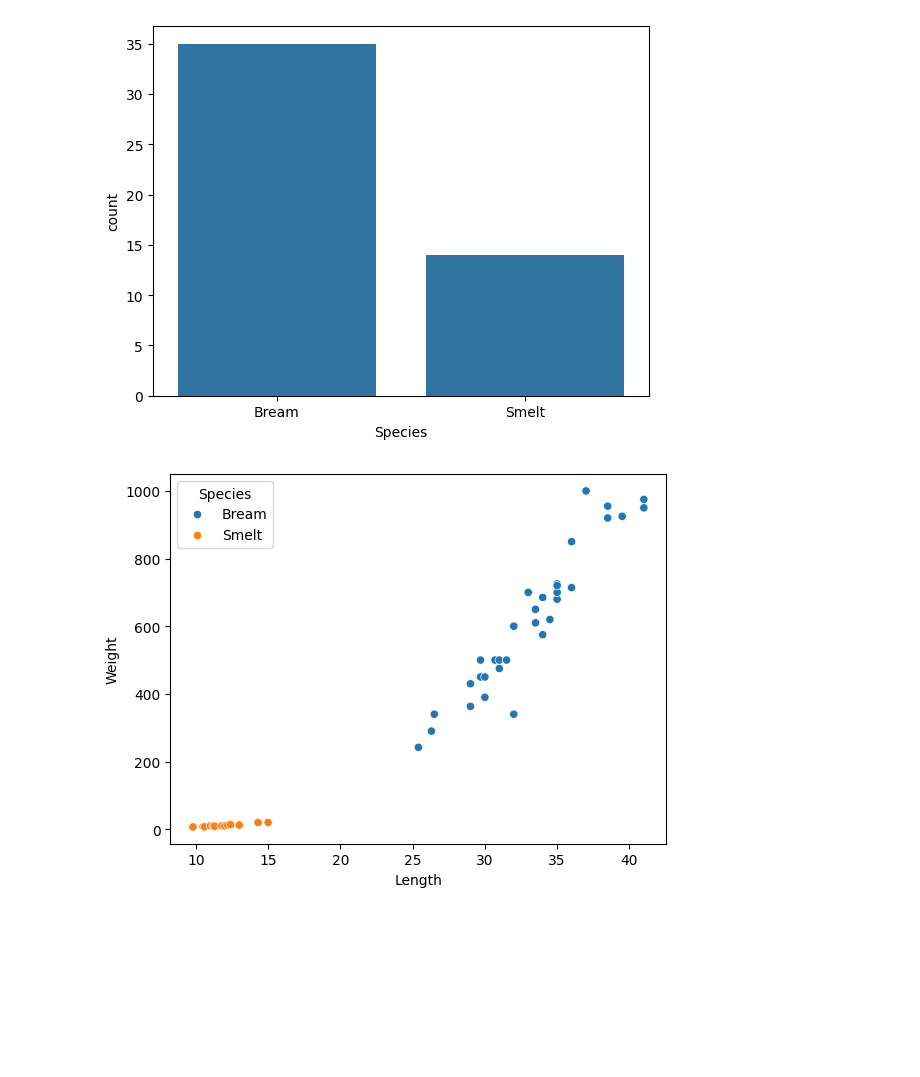
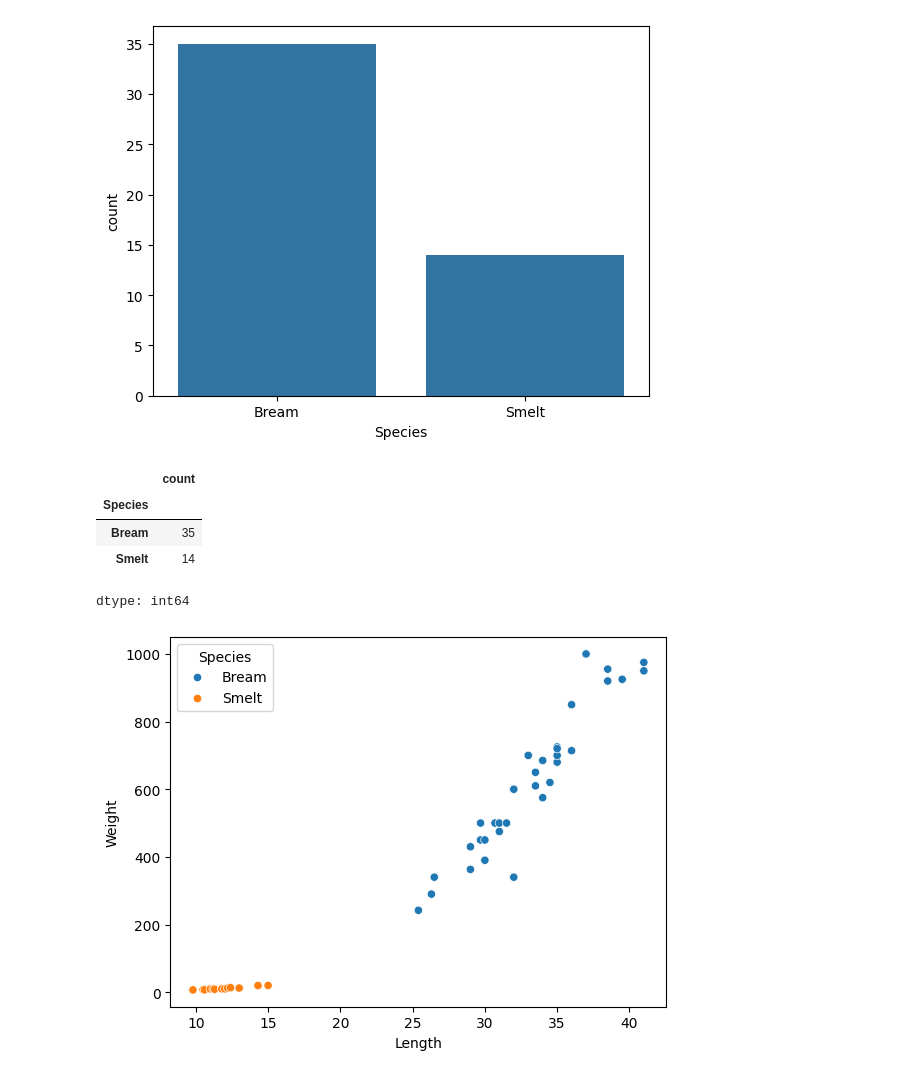
Before and after one commit to YounJJ/202511_BD53, a Jupyter notebook: lab_ml/ml02_knn.ipynb, the cells around one changed output. Saved outputs shown, nothing was run; the diff lists cells and outputs as text; code cells hidden in the pictures; blank space fills up the shorter version.

```diff
--- a/lab_ml/ml02_knn.ipynb
+++ b/lab_ml/ml02_knn.ipynb
@@ -158,6 +169,14 @@ sns.countplot(data=df, x="Species")
 plt.show()
 # %% [output]
 [figure]
+# %%
+df.Species.value_counts()
+# %% [output]
+|  | count |
+| Species |  |
+| Bream | 35 |
+| Smelt | 14 |
+dtype: int64
 # %%
 sns.scatterplot(data=df, x="Length", y="Weight", hue="Species")
 plt.show()
```
Also changed, not shown: parts of 5 cells of this notebook.
